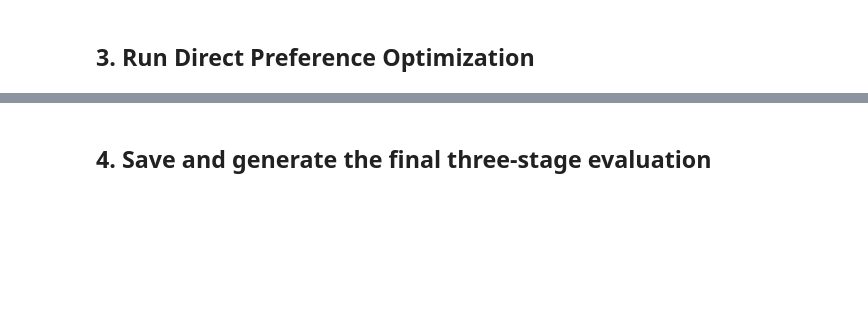
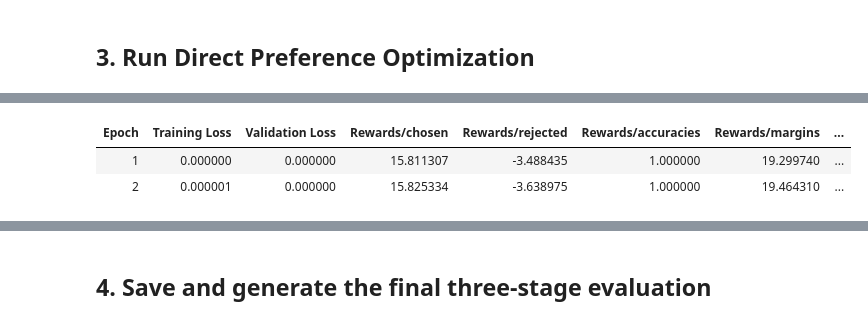
Before and after one commit to SamirSanyal312/domain-ai-assistant-finetuning, a Jupyter notebook: notebooks/dpo_alignment.ipynb, the cells around one changed output, grey strips where cells are left out. Saved outputs shown, nothing was run; the diff lists cells and outputs as text; code cells hidden in the pictures; blank space fills up the shorter version.

```diff
--- a/notebooks/dpo_alignment.ipynb
+++ b/notebooks/dpo_alignment.ipynb
@@ -69,36 +176,67 @@ model.print_trainable_parameters()
 # %% [markdown]
 ## 3. Run Direct Preference Optimization
 # %%
+dpo_args = DPOConfig(
+    output_dir=str(ROOT / "outputs/dpo_training"),
+
+    max_length=MAX_SEQ_LENGTH,
+    pad_token="<|endoftext|>",
+
+    beta=0.1,
+    loss_type="sigmoid",
+
+    per_device_train_batch_size=1,
+    per_device_eval_batch_size=1,
+    gradient_accumulation_steps=8,
+
+    num_train_epochs=2,
+
+    # Lower learning rate for preference alignment
+    learning_rate=5e-6,
+    warmup_steps=1,
+
+    logging_steps=1,
+    eval_strategy="epoch",
+    save_strategy="epoch",
+
+    optim="adamw_8bit",
+    weight_decay=0.01,
+    lr_scheduler_type="cosine",
+
+    fp16=not is_bfloat16_supported(),
+    bf16=is_bfloat16_supported(),
+
+    seed=42,
+    report_to="none",
+)
+
+print("DPO beta:", dpo_args.beta)
+print("DPO maximum length:", dpo_args.max_length)
+print("Tokenizer padding side:", tokenizer.padding_side)
+
+assert tokenizer.eos_token == "<|im_end|>"
+assert tokenizer.pad_token == "<|endoftext|>"
+assert tokenizer.padding_side == "left"
+
 trainer = DPOTrainer(
     model=model,
+
+    # The initial SFT policy becomes the reference policy
     ref_model=None,
+
     processing_class=tokenizer,
-    train_dataset=dataset['train'],
-    eval_dataset=dataset['test'],
-    args=DPOConfig(
-        output_dir=str(ROOT / 'outputs/dpo_training'),
-        max_length=MAX_SEQ_LENGTH,
-        beta=0.1,
-        per_device_train_batch_size=1,
-        gradient_accumulation_steps=8,
-        num_train_epochs=2,
-        learning_rate=1e-5,
-        warmup_ratio=0.05,
-        logging_steps=2,
-        eval_strategy='epoch',
-        save_strategy='epoch',
-        optim='adamw_8bit',
-        weight_decay=0.01,
-        lr_scheduler_type='cosine',
-        fp16=not is_bfloat16_supported(),
-        bf16=is_bfloat16_supported(),
-        seed=42,
-        report_to='none',
-    ),
+    train_dataset=dataset["train"],
+    eval_dataset=dataset["test"],
+    args=dpo_args,
 )
+
 train_result = trainer.train()
 print(train_result)
-(ROOT / 'artifacts/dpo_train_metrics.json').write_text(
-    json.dumps(train_result.metrics, indent=2, default=str), encoding='utf-8'
+
+(ROOT / "artifacts/dpo_train_metrics.json").write_text(
+    json.dumps(train_result.metrics, indent=2, default=str),
+    encoding="utf-8",
 )
+
 trainer.save_state()
+# %% [output]
@@ -104,0 +254,3 @@ trainer.save_state()
+| Epoch | Training Loss | Validation Loss | Rewards/chosen | Rewards/rejected | Rewards/accuracies | Rewards/margins | ... |
+| 1 | 0.000000 | 0.000000 | 15.811307 | -3.488435 | 1.000000 | 19.299740 | ... |
+| 2 | 0.000001 | 0.000000 | 15.825334 | -3.638975 | 1.000000 | 19.464310 | ... |
```
Also changed, not shown: parts of 12 cells of this notebook, 6 other files.
